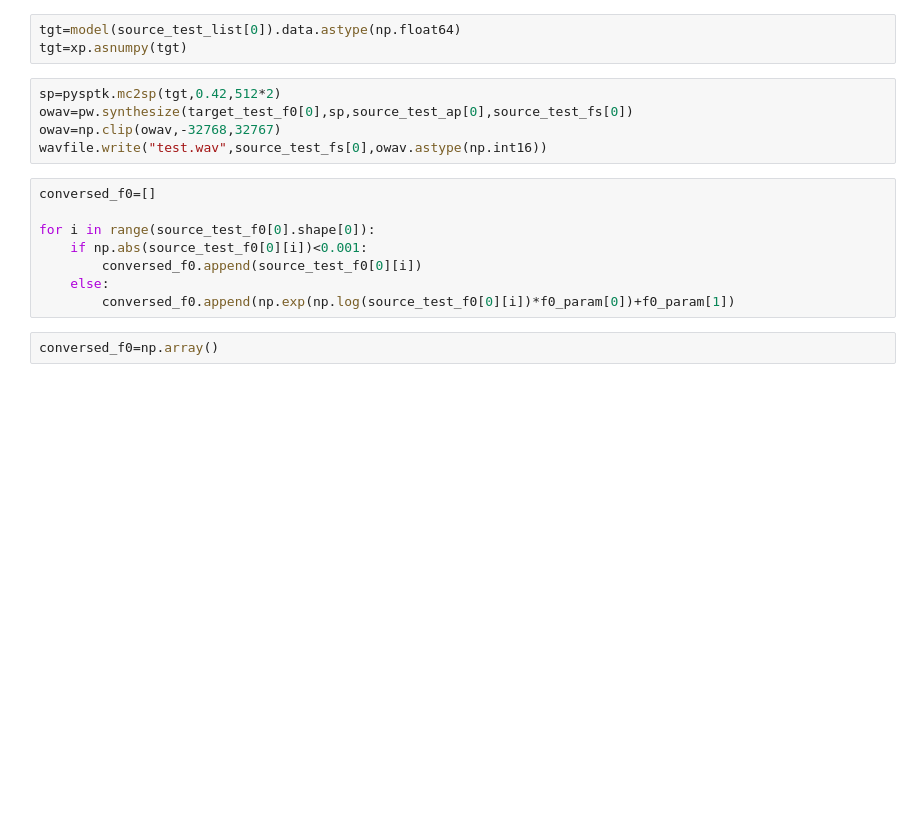
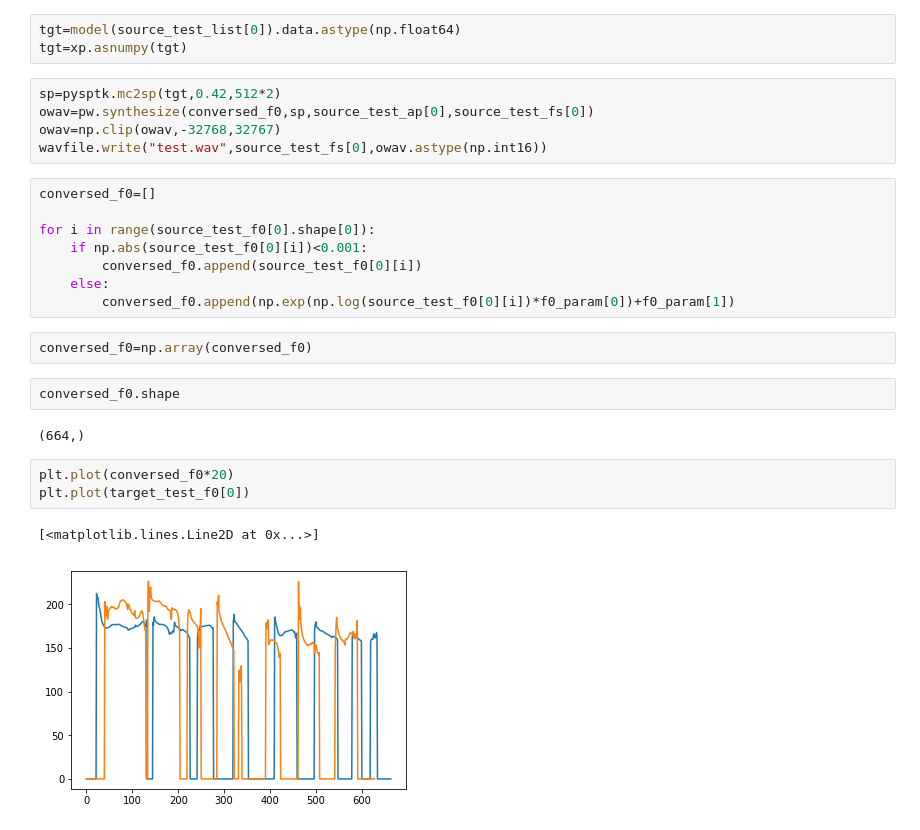
Before and after one commit to YGlacier/AIexp, a Jupyter notebook: Input.ipynb, the cells around one changed output. Saved outputs shown, nothing was run; the diff lists cells and outputs as text; blank space fills up the shorter version.

Commit message:
Another test

```diff
--- a/Input.ipynb
+++ b/Input.ipynb
@@ -274,7 +274,7 @@ tgt=model(source_test_list[0]).data.astype(np.float64)
 tgt=xp.asnumpy(tgt)
 # %%
 sp=pysptk.mc2sp(tgt,0.42,512*2)
-owav=pw.synthesize(target_test_f0[0],sp,source_test_ap[0],source_test_fs[0])
+owav=pw.synthesize(conversed_f0,sp,source_test_ap[0],source_test_fs[0])
 owav=np.clip(owav,-32768,32767)
 wavfile.write("test.wav",source_test_fs[0],owav.astype(np.int16))
 # %%
@@ -286,4 +286,14 @@ for i in range(source_test_f0[0].shape[0]):
     else:
         conversed_f0.append(np.exp(np.log(source_test_f0[0][i])*f0_param[0])+f0_param[1])
 # %%
-conversed_f0=np.array()
+conversed_f0=np.array(conversed_f0)
+# %%
+conversed_f0.shape
+# %% [output]
+(664,)
+# %%
+plt.plot(conversed_f0*20)
+plt.plot(target_test_f0[0])
+# %% [output]
+[<matplotlib.lines.Line2D at 0x...>]
+[figure, added]
```
Also changed, not shown: 1 other file.
